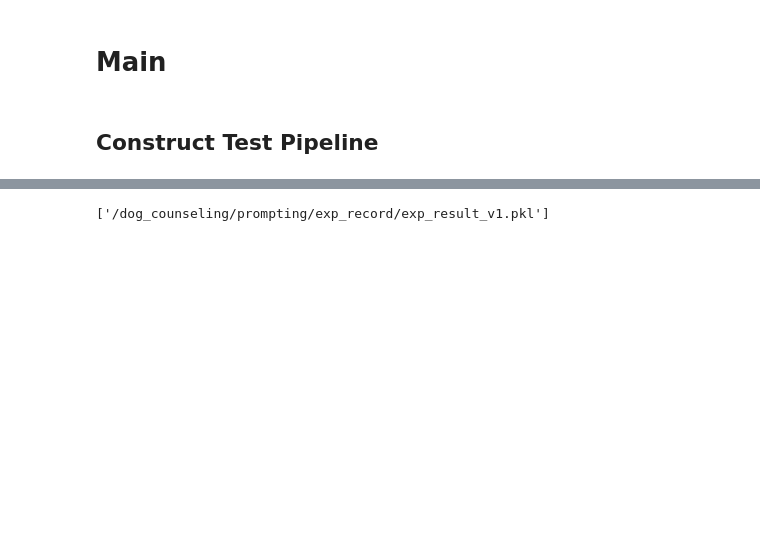
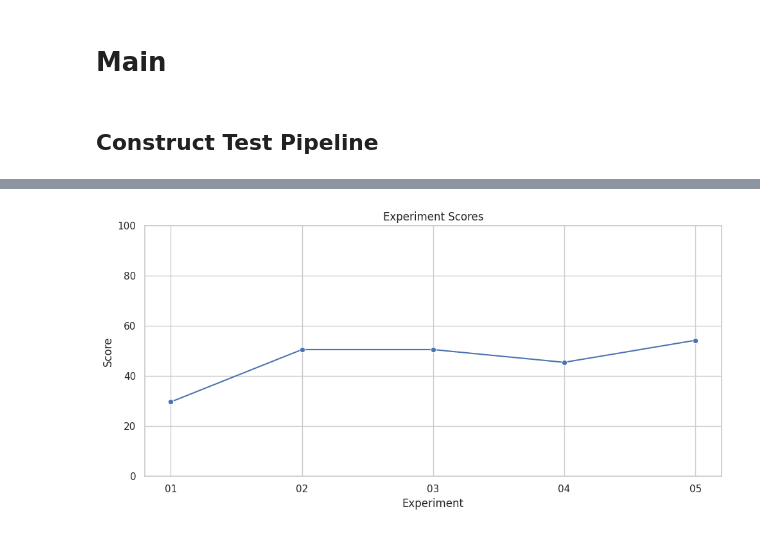
Before and after one commit to Mokee04/DogCounseling, a Jupyter notebook: prompting/prompting_agents.ipynb, the cells around one changed output, grey strips where cells are left out. Saved outputs shown, nothing was run; the diff lists cells and outputs as text; code cells hidden in the pictures; blank space fills up the shorter version.

```diff
--- a/prompting/prompting_agents.ipynb
+++ b/prompting/prompting_agents.ipynb
@@ -15,11 +32,11 @@ warnings.filterwarnings('ignore')
 # %%
 class PreConfig:
-    initial_prompt_ver = 'v2'
+    initial_prompt_ver = 'v4'
     initial_message_ver = 'v2'
     cami_direction_ver = 'v1'
     limited_turn = 15
     case_sampling_k = 5
-    max_iteration = 5
+    max_iteration = 3
     wdir = '/dog_counseling/prompting'
 
     test_dataset = joblib.load(f'{wdir}/user_scenario/test_case_dataset.pkl')
@@ -41,6 +58,12 @@ class PreConfig:
         cami_direction = f.read()
     display("<CAMI Direction>")
     display(Markdown(cami_direction))
+
+final_save_path = f'{PreConfig.wdir}/exp_record/exp_result_{PreConfig.initial_prompt_ver}.pkl'
+if os.path.exists(final_save_path):
+    total_exp_result = joblib.load(final_save_path)
+else:
+    total_exp_result = None
 # %% [output]
 # Test Case Dataset: 15
 |  | item_number | scoring_category | scoring_item | additional explanation | scoring_criteria[score:0] | ... |
@@ -161,5 +179,13 @@ print(f"# Thread ID: {thread_id}")
 # %%
 import prompting.exp_v0_0 as ExpClass
-run_agent_process = ExpClass.RunAgentsProcess(preconfig=PreConfig)
-total_exp_result = run_agent_process.run_graph_agents(thread_id=thread_id)
+
+if total_exp_result is None:
+    thread_id = str(uuid.uuid4())
+    print(f"# Thread ID: {thread_id}")
+
+    run_agent_process = ExpClass.RunAgentsProcess(preconfig=PreConfig)
+    total_exp_result = run_agent_process.run_graph_agents(thread_id=thread_id)
+    joblib.dump(total_exp_result, final_save_path)
+else :
+    display(total_exp_result)
 # %% [output]
@@ -285,4 +210,20 @@ E0000 00:00:1759096992.862312    4808 alts_credentials.cc:93] ALTS creds ignored
-# %%
-joblib.dump(total_exp_result, f'{PreConfig.wdir}/exp_record/exp_result_{PreConfig.initial_prompt_ver}.pkl')
-# %% [output]
-['/dog_counseling/prompting/exp_record/exp_result_v1.pkl']
+# %%
+import seaborn as sns
+import matplotlib.pyplot as plt
+
+exp_score_trends = {}
+for exp_key in total_exp_result['exp_results']:
+    exp_result = total_exp_result['exp_results'][exp_key]
+    exp_score_trends[exp_key] = exp_result['exp_score']
+
+sns.set_theme(style="whitegrid")
+plt.figure(figsize=(10, 5))
+sns.lineplot(x=list(exp_score_trends.keys()), y=list(exp_score_trends.values()), marker="o")
+plt.xlabel('Experiment')
+plt.ylabel('Score')
+plt.title('Experiment Scores')
+plt.ylim(0, 100)  # y축 0~100 고정
+plt.tight_layout()
+plt.show()
+# %% [output]
+[figure, added]
```
Also changed, not shown: parts of 3 cells of this notebook, 25 other files.
